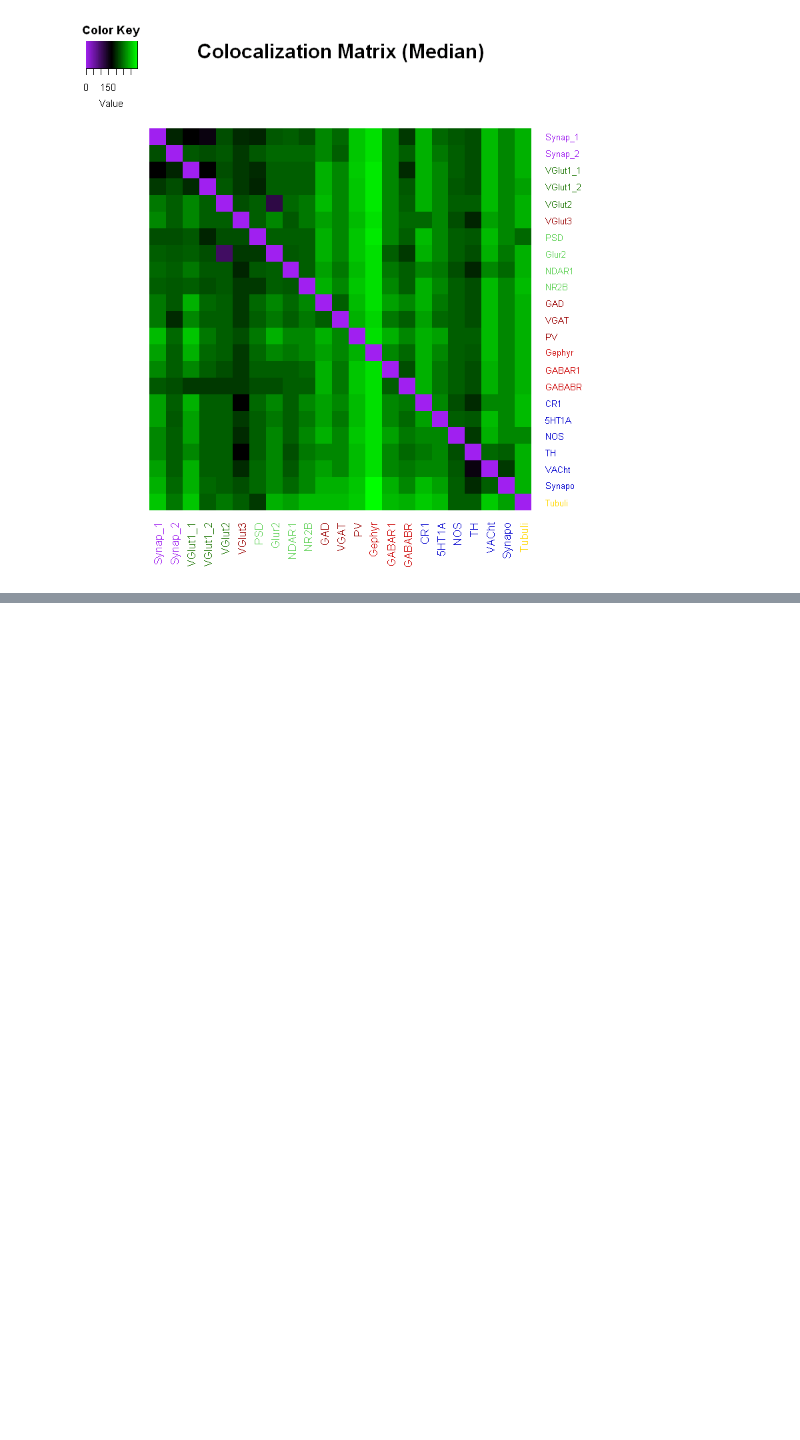
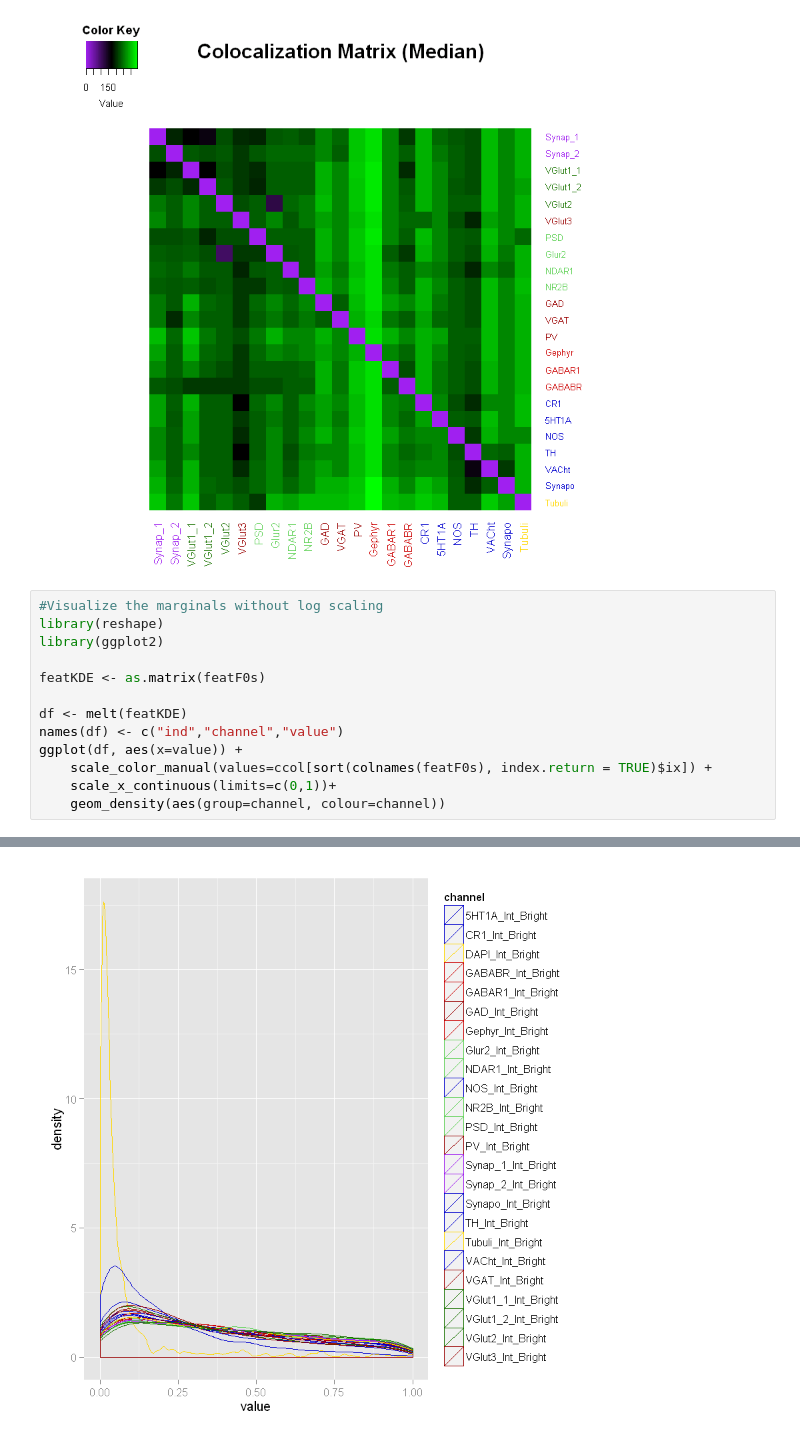
Before and after one commit to Upward-Spiral-Science/the-fat-boys, a Jupyter notebook: draft/IvanReport_4_27.ipynb, the cells around one changed output, grey strips where cells are left out. Drawn from its saved outputs; the diff is of its cells as text; blank space fills up the shorter version.

```diff
--- a/draft/IvanReport_4_27.ipynb
+++ b/draft/IvanReport_4_27.ipynb
@@ -348,3 +348,17 @@ heatmap.2(as.matrix(dist_res), Rowv=FALSE, Colv = FALSE, trace="none",dendrogram
 [16] "#cc0000"    "mediumblue" "mediumblue" "mediumblue" "mediumblue"
 [21] "mediumblue" "mediumblue" "gold"
 [figure]
+# %%
+#Visualize the marginals without log scaling
+library(reshape)
+library(ggplot2)
+
+featKDE <- as.matrix(featF0s)
+
+df <- melt(featKDE)
+names(df) <- c("ind","channel","value")
+ggplot(df, aes(x=value)) +
+    scale_color_manual(values=ccol[sort(colnames(featF0s), index.return = TRUE)$ix]) +
+    scale_x_continuous(limits=c(0,1))+
+    geom_density(aes(group=channel, colour=channel))
+# %% [output]
@@ -350,0 +382 @@ heatmap.2(as.matrix(dist_res), Rowv=FALSE, Colv = FALSE, trace="none",dendrogram
+[figure, added]
```
Also changed, not shown: parts of 2 cells of this notebook.
